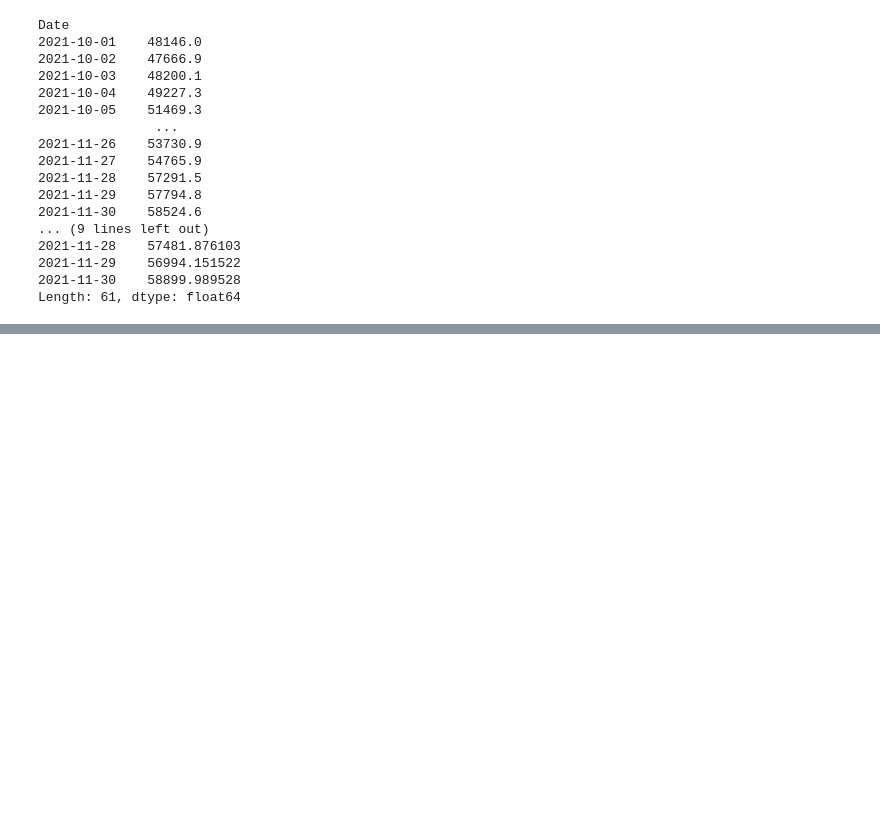
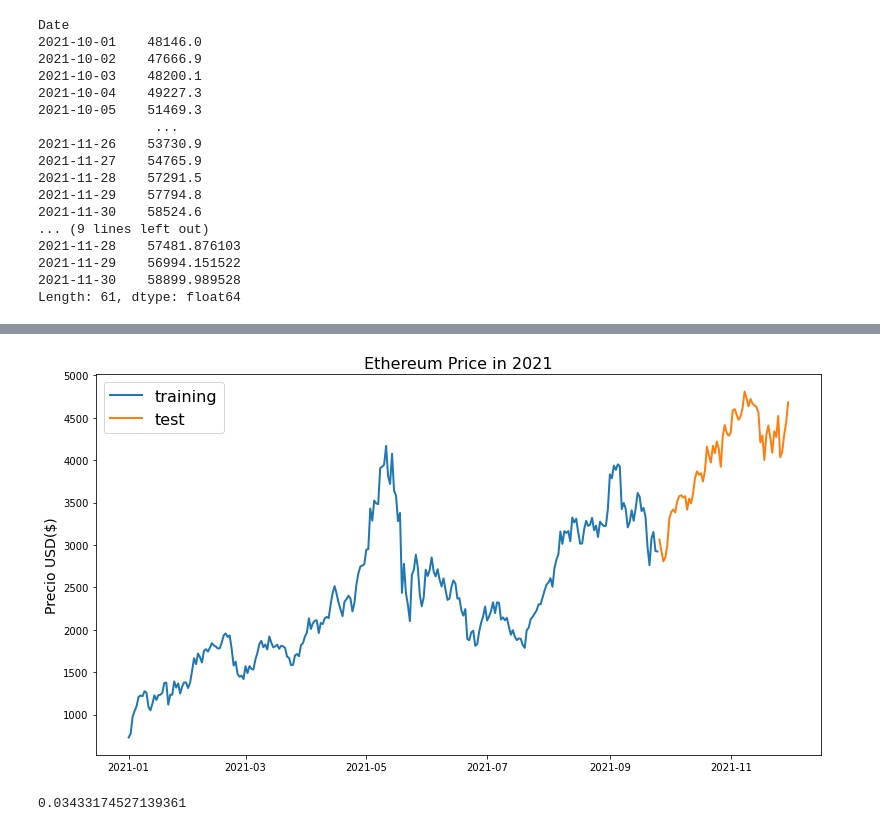
Before and after one commit to cato20/cryptocurrencies-ds, a Jupyter notebook: notebooks/Model_Price_Prediction.ipynb, the cells around one changed output, grey strips where cells are left out. Drawn from its saved outputs; the diff is of its cells as text; code cells hidden in the pictures; blank space fills up the shorter version.

```diff
--- a/notebooks/Model_Price_Prediction.ipynb
+++ b/notebooks/Model_Price_Prediction.ipynb
@@ -219,0 +227,4 @@ line_plot(targets, clf_preds, 'actual', 'prediction', lw=3)
+# %%
+train_ethereum, test_ethereum = train_test_split(top_10_2021[1], test_size=0.2)
+print(train_ethereum)
+print(test_ethereum)
@@ -219,0 +249,4 @@ line_plot(targets, clf_preds, 'actual', 'prediction', lw=3)
+# %%
+line_plot(train_ethereum['Close'], test_ethereum['Close'], 'training', 'test', title='Ethereum Price in 2021')
+# %% [output]
+[figure, added]
@@ -219,0 +259,7 @@ line_plot(targets, clf_preds, 'actual', 'prediction', lw=3)
+# %%
+svm_ethereum = svm.SVR()
+svm_ethereum.fit(X_train_2D, y_train_ethereum)
+y_pred_ethereum = svm_ethereum.predict(X_test_2D).squeeze()
+mean_absolute_error(y_pred_ethereum, y_test_ethereum)
+# %% [output]
+0.03433174527139361
```
Also changed, not shown: parts of 18 cells of this notebook, 1 other file.
